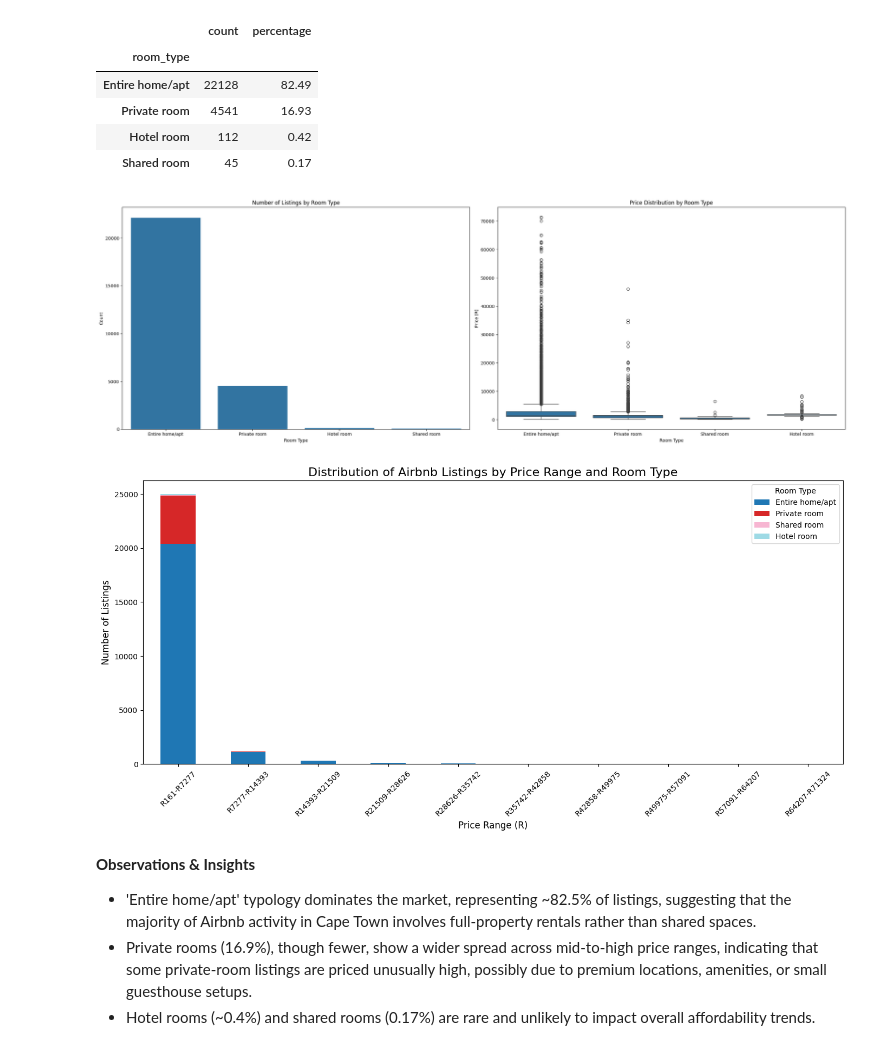
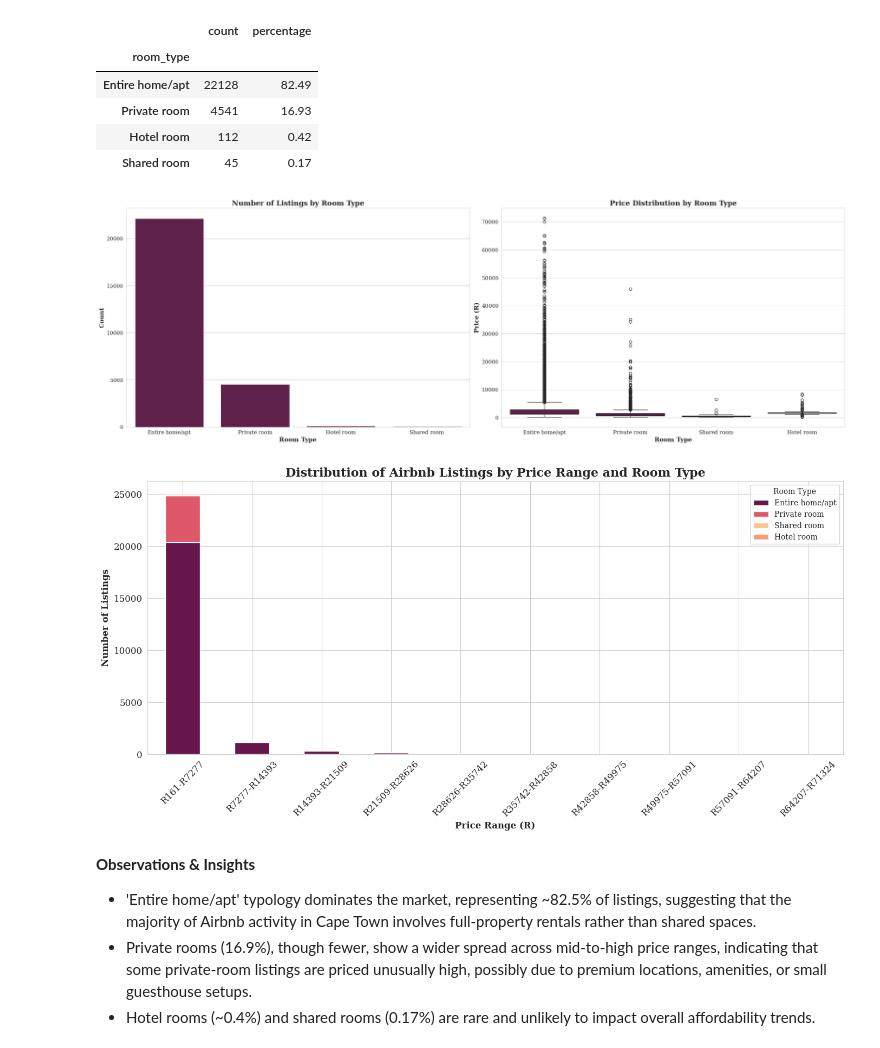
Before and after one commit to arpn25/cape_town_short_term_rentals, a Jupyter notebook: notebooks/02_data_cleaning_eda.ipynb, the cells around one changed output. Cells and saved outputs as stored; diff of their text form; code cells hidden in the pictures.

```diff
--- a/notebooks/02_data_cleaning_eda.ipynb
+++ b/notebooks/02_data_cleaning_eda.ipynb
@@ -28 +34,18 @@ import config
+# %%
+# Define the color palette
+palette = ["#68174c", "#df586a", "#fd9c74", "#fdc48e", "#ffebc8"]
+
+# Set Seaborn styling
+sns.set_style("whitegrid")
+sns.set_palette(palette)
+
+# Set Matplotlib rcParams for consistent styling
+mpl.rcParams['figure.figsize'] = (10, 6)
+mpl.rcParams['axes.titlesize'] = 16
+mpl.rcParams['axes.labelsize'] = 14
+mpl.rcParams['xtick.labelsize'] = 12
+mpl.rcParams['ytick.labelsize'] = 12
+mpl.rcParams['axes.titleweight'] = 'bold'
+mpl.rcParams['axes.labelweight'] = 'bold'
+mpl.rcParams['font.family'] = 'DejaVu Serif'
 # %% [markdown]
@@ -266,7 +295,7 @@ room_distribution
 # Subplot layout
 fig,axes = plt.subplots(1,2,figsize = (24,8))
 
-# plot count of room types
+# Plot count of room types
 room_counts = majority_df['room_type'].value_counts().reset_index()
 room_counts.columns = ['room_type','count']
 
@@ -292,36 +321,43 @@ price_labels = [f"R{int(price_bins[i])}-R{int(price_bins[i+1])}" for i in range(
 
 # Compute counts per price bin and room type
 price_counts = {}
 for room in majority_df['room_type'].unique():
     counts = pd.cut(
         majority_df[majority_df['room_type'] == room]['price'],
         bins=price_bins
     ).value_counts().sort_index()
     price_counts[room] = counts.values
 
 # Create DataFrame
 price_counts_df = pd.DataFrame(price_counts, index=price_labels)
 
+
+# Map palette to room types
+room_pallete = {"Entire home/apt": palette[0],
+                "Private room": palette[1],
+                "Hotel room": palette[2],
+                "Shared room": palette[3]}
+
 # Plot stacked bar chart
 ax = price_counts_df.plot(
     kind='bar',
     stacked=True,
     figsize=(14,7),
-    colormap='tab20'
+    color = [room_pallete[room] for room in price_counts_df.columns]
 )
 
 plt.title("Distribution of Airbnb Listings by Price Range and Room Type", fontsize=16)
 plt.xlabel("Price Range (R)", fontsize=12)
 plt.ylabel("Number of Listings", fontsize=12)
 plt.xticks(rotation=45)
 plt.legend(title="Room Type", fontsize=10)
 plt.tight_layout()
 
 plt.show()
 plt.close()
 # %% [output]
-[figure, old version]
+[figure, new version]
-[figure, old version]
+[figure, new version]
 # %% [markdown]
 **Observations & Insights**
 - 'Entire home/apt' typology dominates the market, representing ~82.5% of listings, suggesting that the majority of Airbnb activity in Cape Town involves full-property rentals rather than shared spaces.
```
Also changed, not shown: parts of 21 cells of this notebook.
